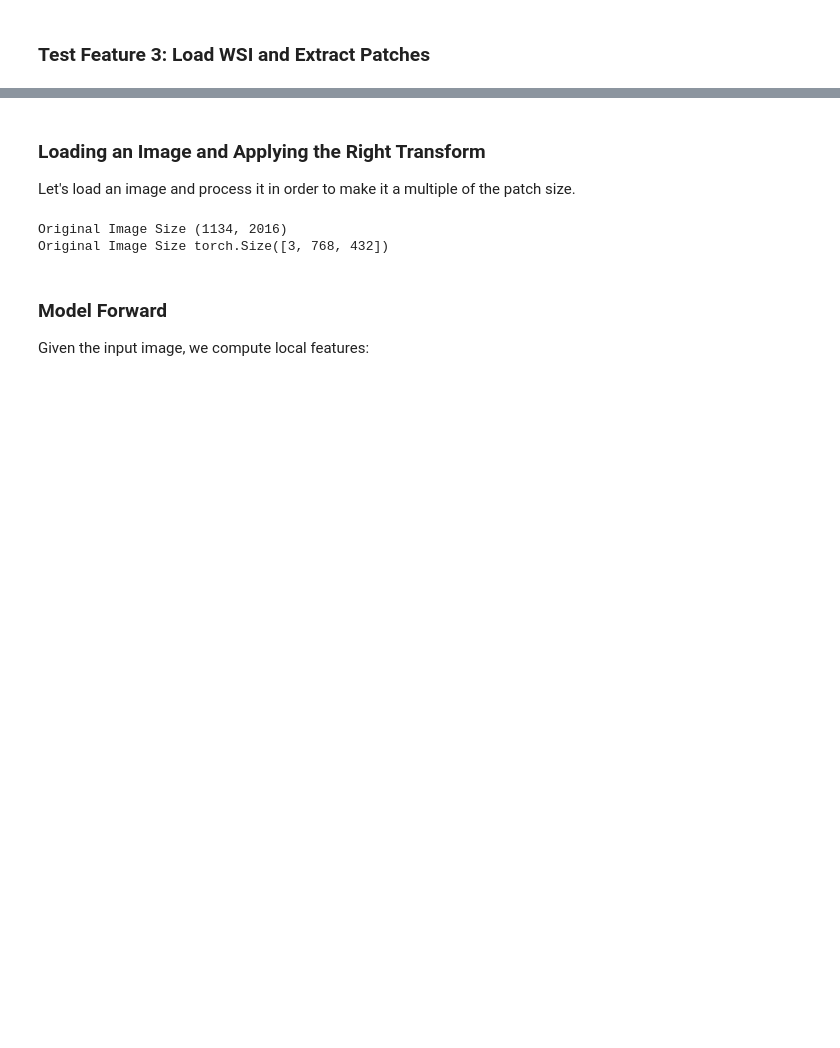
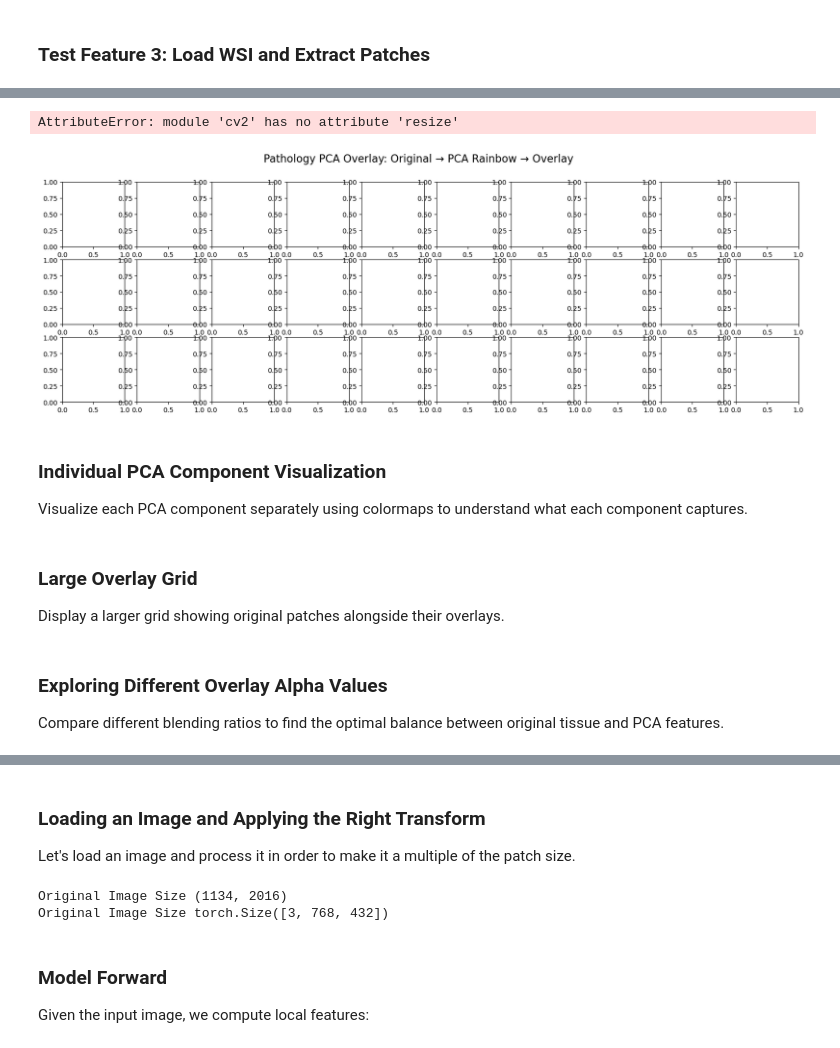
Before and after one commit to farhatnadim/dinov3, a Jupyter notebook: notebooks/pca_pathology.ipynb, the cells around one changed output, grey strips where cells are left out. Cells and saved outputs as stored; diff of their text form; code cells hidden in the pictures; blank space fills up the shorter version.

```diff
--- a/notebooks/pca_pathology.ipynb
+++ b/notebooks/pca_pathology.ipynb
@@ -287,0 +586,44 @@ print("\n✓ Feature 3 test completed successfully!")
+# %%
+# Create overlay visualizations for sample patches
+num_samples = min(10, num_patches)
+
+fig, axes = plt.subplots(3, num_samples, figsize=(20, 6))
+fig.suptitle("Pathology PCA Overlay: Original → PCA Rainbow → Overlay", fontsize=16)
+
+for i in range(num_samples):
+    # Get PCA result for this patch (convert from CHW to HWC)
+    pca_result = pca_rgb[i].permute(1, 2, 0).numpy()  # Shape: (16, 16, 3)
+
+    # Create overlay
+    overlay = create_overlay_patch(all_patches[i], pca_result, alpha=0.3)
+
+    # Row 0: Original patch
+    axes[0, i].imshow(all_patches[i])
+    axes[0, i].axis('off')
+    if i == 0:
+        axes[0, i].set_ylabel('Original', fontsize=12, rotation=0, ha='right', va='center')
+
+    # Row 1: PCA rainbow
+    axes[1, i].imshow(pca_result)
+    axes[1, i].axis('off')
+    if i == 0:
+        axes[1, i].set_ylabel('PCA Rainbow', fontsize=12, rotation=0, ha='right', va='center')
+
+    # Row 2: Overlay
+    axes[2, i].imshow(overlay)
+    axes[2, i].axis('off')
+    axes[2, i].set_title(f"Patch {i}", fontsize=8)
+    if i == 0:
+        axes[2, i].set_ylabel('Overlay (30/70)', fontsize=12, rotation=0, ha='right', va='center')
+
+plt.tight_layout()
+plt.show()
+
+print(f"✓ Created overlay visualizations for {num_samples} patches")
+# %% [output]
+AttributeError: module 'cv2' has no attribute 'resize'
+[figure, added]
+# %% [markdown]
+### Individual PCA Component Visualization
+
+Visualize each PCA component separately using colormaps to understand what each component captures.
@@ -287,0 +669,4 @@ print("\n✓ Feature 3 test completed successfully!")
+# %% [markdown]
+### Large Overlay Grid
+
+Display a larger grid showing original patches alongside their overlays.
@@ -287,0 +704,4 @@ print("\n✓ Feature 3 test completed successfully!")
+# %% [markdown]
+### Exploring Different Overlay Alpha Values
+
+Compare different blending ratios to find the optimal balance between original tissue and PCA features.
```
Also changed, not shown: parts of 36 cells of this notebook, 5 other files.
